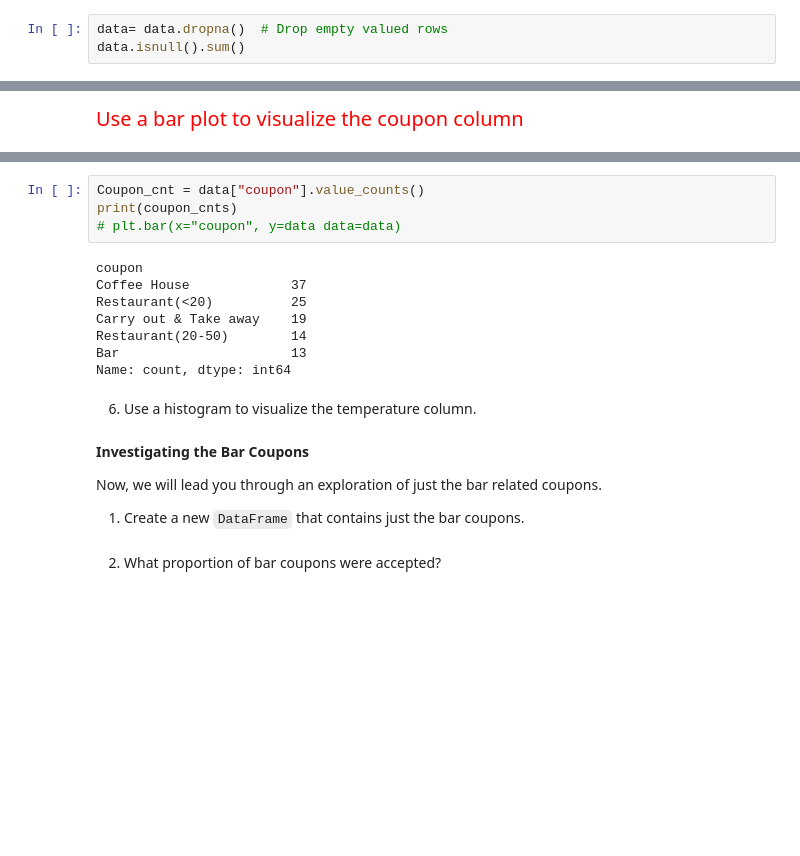
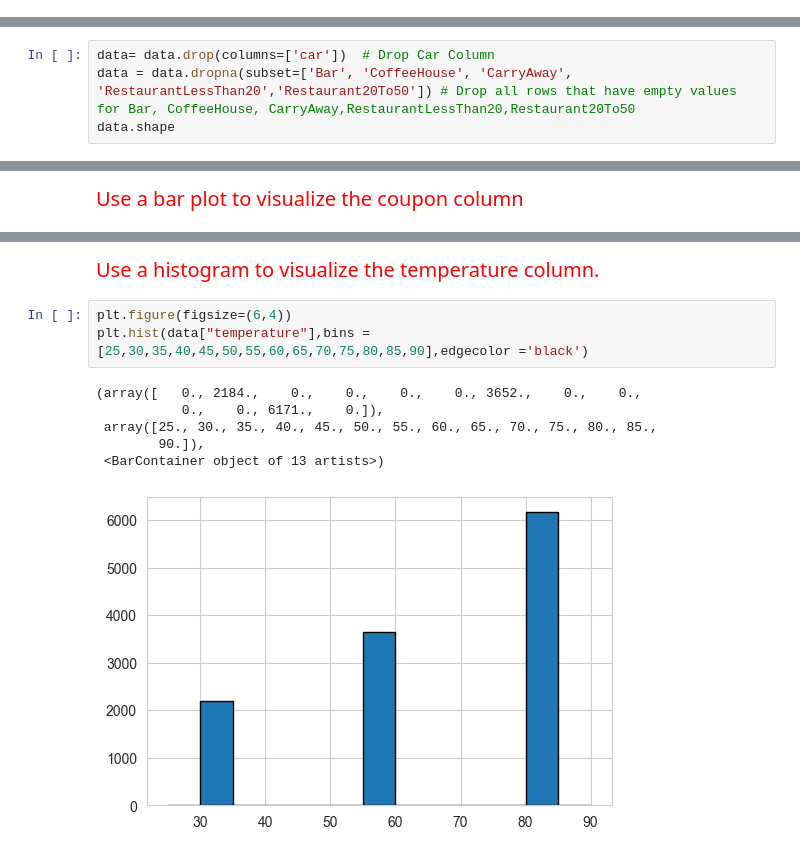
Before and after one commit to Balu-A/AmazonProject, a Jupyter notebook: AmazonCouponApplication.ipynb, the cells around one changed output, grey strips where cells are left out. Saved outputs shown, nothing was run; the diff lists cells and outputs as text; blank space fills up the shorter version.

```diff
--- a/AmazonCouponApplication.ipynb
+++ b/AmazonCouponApplication.ipynb
@@ -86,6 +86,3 @@ data.loc[data.duplicated()]
   <li>We will drop all empty valued rows</li>
   <li>We will drop all duplicated rows</li>
 </ul>
-# %%
-data= data.dropna()  # Drop empty valued rows
-data.isnull().sum()
@@ -109,0 +89,4 @@ dtype: int64
+# %%
+data= data.drop(columns=['car'])  # Drop Car Column
+data = data.dropna(subset=['Bar', 'CoffeeHouse', 'CarryAway', 'RestaurantLessThan20','Restaurant20To50']) # Drop all rows that have empty values for Bar, CoffeeHouse, CarryAway,RestaurantLessThan20,Restaurant20To50
+data.shape
@@ -135,25 +116,15 @@ fig.update_layout(width=800, height =600, title ="Coupon Column Visualization")
 fig.show()
 # %% [output]
 [interactive output not drawn]
-# %%
-Coupon_cnt = data["coupon"].value_counts()
-print(coupon_cnts)
-# plt.bar(x="coupon", y=data data=data)
-# %% [output]
-coupon
-Coffee House             37
-Restaurant(<20)          25
-Carry out & Take away    19
-Restaurant(20-50)        14
-Bar                      13
-Name: count, dtype: int64
 # %% [markdown]
-6. Use a histogram to visualize the temperature column.
+<span style="font-size: 20px; color: red;font-family: 'Times New Roman', Times, serif;">Use a histogram to visualize the temperature column.</span>
-# %% [markdown]
-**Investigating the Bar Coupons**
-
-Now, we will lead you through an exploration of just the bar related coupons.
-
-1. Create a new `DataFrame` that contains just the bar coupons.
-# %% [markdown]
-2. What proportion of bar coupons were accepted?
+# %%
+plt.figure(figsize=(6,4))
+plt.hist(data["temperature"],bins = [25,30,35,40,45,50,55,60,65,70,75,80,85,90],edgecolor ='black')
+# %% [output]
+(array([   0., 2184.,    0.,    0.,    0.,    0., 3652.,    0.,    0.,
+           0.,    0., 6171.,    0.]),
+ array([25., 30., 35., 40., 45., 50., 55., 60., 65., 70., 75., 80., 85.,
+        90.]),
+ <BarContainer object of 13 artists>)
+[figure, added]
```
Also changed, not shown: parts of 18 cells of this notebook.
